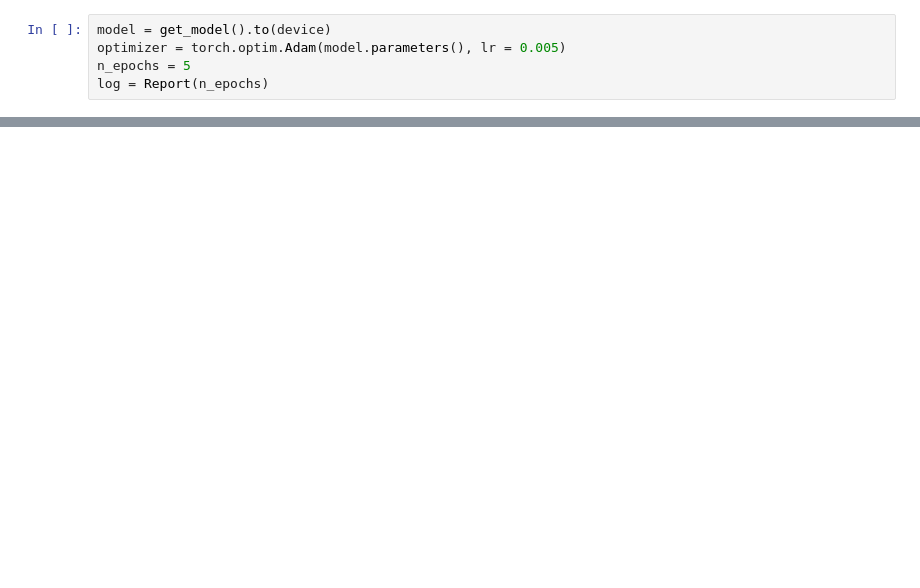
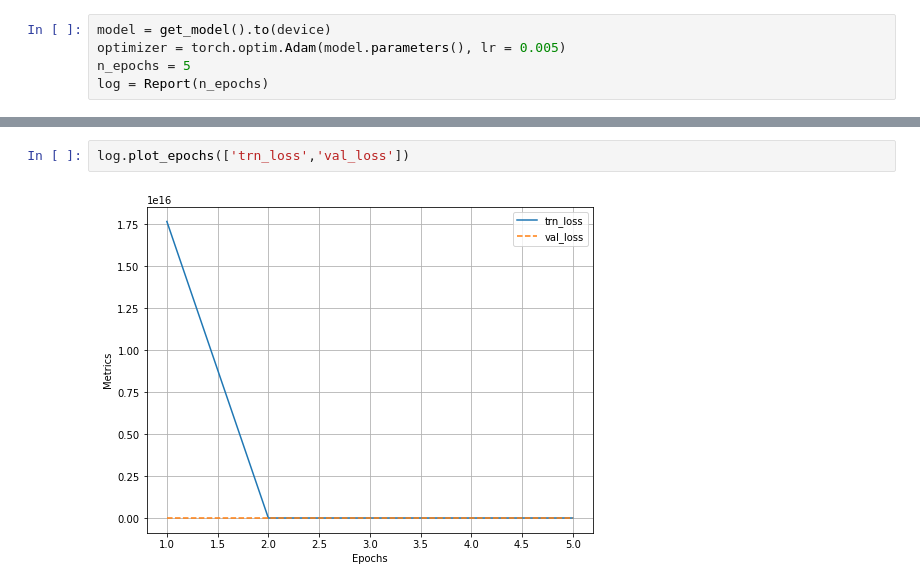
Before and after one commit to JaeYoung-Cho-95/DeepLearning, a Jupyter notebook: 파이썬딥러닝파이토치/15_Faster_RCNN.ipynb, the cells around one changed output, grey strips where cells are left out. Cells and saved outputs as stored; diff of their text form; blank space fills up the shorter version.

```diff
--- a/파이썬딥러닝파이토치/15_Faster_RCNN.ipynb
+++ b/파이썬딥러닝파이토치/15_Faster_RCNN.ipynb
@@ -129,0 +234,4 @@ log = Report(n_epochs)
+# %%
+log.plot_epochs(['trn_loss','val_loss'])
+# %% [output]
+[figure, added]
```
Also changed, not shown: parts of 13 cells of this notebook.
